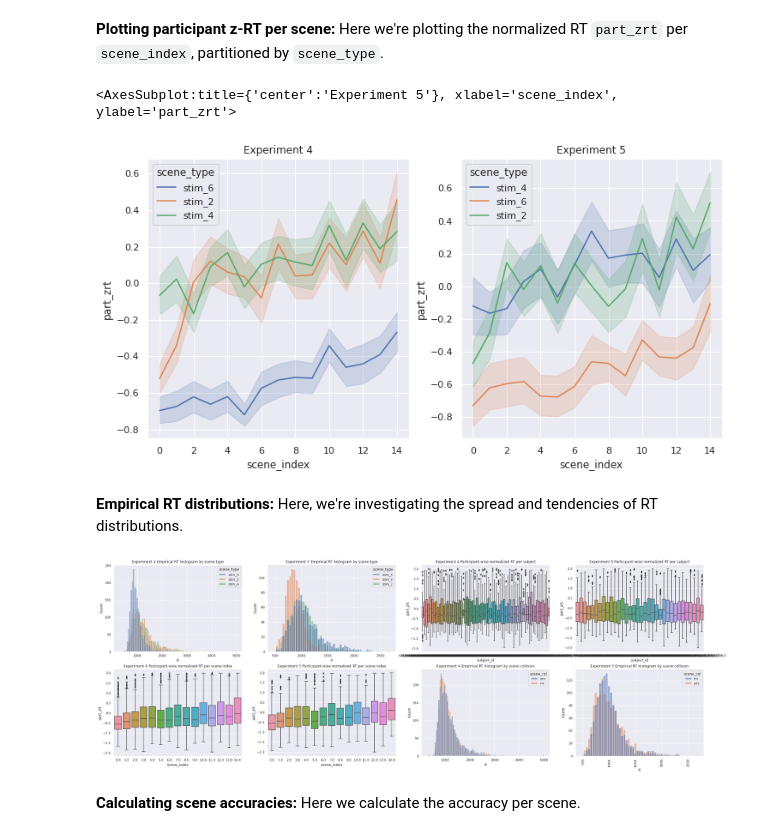
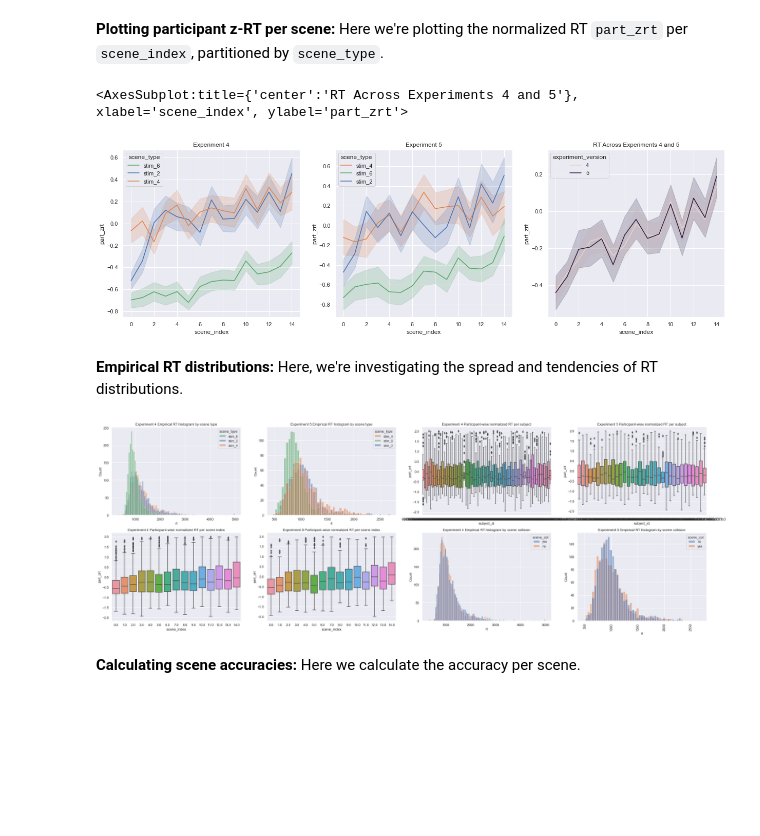
Before and after one commit to flxsosa/physics_abstraction, a Jupyter notebook: notebooks/analysis.ipynb, the cells around one changed output. Drawn from its saved outputs; the diff is of its cells as text; code cells hidden in the pictures; blank space fills up the shorter version.

Commit message:
updated with plots for experiments 4 and 5

```diff
--- a/notebooks/analysis.ipynb
+++ b/notebooks/analysis.ipynb
@@ -226,14 +226,19 @@ sns.boxplot(x="scene_type",y="part_zrt",hue="scene_col",data=responses.loc[respo
 # %% [markdown]
 **Plotting participant z-RT per scene:** Here we're plotting the normalized RT `part_zrt` per `scene_index`, partitioned by `scene_type`.
 # %%
-fig, axs = plt.subplots(1,2,figsize=(12,6))
+# Color palette to maintain consistency across plots
+palette ={"stim_2": "C0", "stim_4": "C1", "stim_6": "C2"}
+
+fig, axs = plt.subplots(1,3,figsize=(21,6))
 axs[0].title.set_text("Experiment 4")
 axs[1].title.set_text("Experiment 5")
-sns.lineplot(x="scene_index",y="part_zrt",hue="scene_type",data=responses.loc[responses.experiment_version==4],ax=axs[0])
-sns.lineplot(x="scene_index",y="part_zrt",hue="scene_type",data=responses.loc[responses.experiment_version==5],ax=axs[1])
+axs[2].title.set_text("RT Across Experiments 4 and 5")
+sns.lineplot(x="scene_index",y="part_zrt",hue="scene_type",data=responses.loc[responses.experiment_version==4],ax=axs[0],palette=palette)
+sns.lineplot(x="scene_index",y="part_zrt",hue="scene_type",data=responses.loc[responses.experiment_version==5],ax=axs[1],palette=palette)
+sns.lineplot(x="scene_index",y="part_zrt",hue="experiment_version",data=responses,ax=axs[2])
 # %% [output]
-<AxesSubplot:title={'center':'Experiment 5'}, xlabel='scene_index', ylabel='part_zrt'>
+<AxesSubplot:title={'center':'RT Across Experiments 4 and 5'}, xlabel='scene_index', ylabel='part_zrt'>
-[figure, old version]
+[figure, new version]
 # %% [markdown]
 **Empirical RT distributions:** Here, we're investigating the spread and tendencies of RT distributions.
 # %%
@@ -249,8 +254,8 @@ axs[1,1].title.set_text("Experiment 5 Participant-wise normalized RT per scene i
 axs[1,2].title.set_text("Experiment 4 Empirical RT histogram by scene collision")
 axs[1,3].title.set_text("Experiment 5 Empirical RT histogram by scene collision")
 
-sns.histplot(x="rt",data=responses.loc[responses.experiment_version==4],hue='scene_type',ax=axs[0,0])
-sns.histplot(x="rt",data=responses.loc[responses.experiment_version==5],hue='scene_type',ax=axs[0,1])
+sns.histplot(x="rt",data=responses.loc[responses.experiment_version==4],hue='scene_type',ax=axs[0,0],palette=palette)
+sns.histplot(x="rt",data=responses.loc[responses.experiment_version==5],hue='scene_type',ax=axs[0,1],palette=palette)
 sns.boxplot(x='subject_id',y='part_zrt',data=responses.loc[responses.experiment_version==4],ax=axs[0,2])
 sns.boxplot(x='subject_id',y='part_zrt',data=responses.loc[responses.experiment_version==5],ax=axs[0,3])
 sns.boxplot(x='scene_index',y='part_zrt',data=responses.loc[responses.experiment_version==4],ax=axs[1,0])
@@ -259,7 +264,7 @@ sns.histplot(x="rt",data=responses.loc[responses.experiment_version==4],hue='sce
 sns.histplot(x="rt",data=responses.loc[responses.experiment_version==5],hue='scene_col',ax=axs[1,3])
 plt.xticks(rotation=90);
 # %% [output]
-[figure, old version]
+[figure, new version]
 # %% [markdown]
 **Calculating scene accuracies:** Here we calculate the accuracy per scene.
 # %%
```
Also changed, not shown: parts of 9 cells of this notebook.
